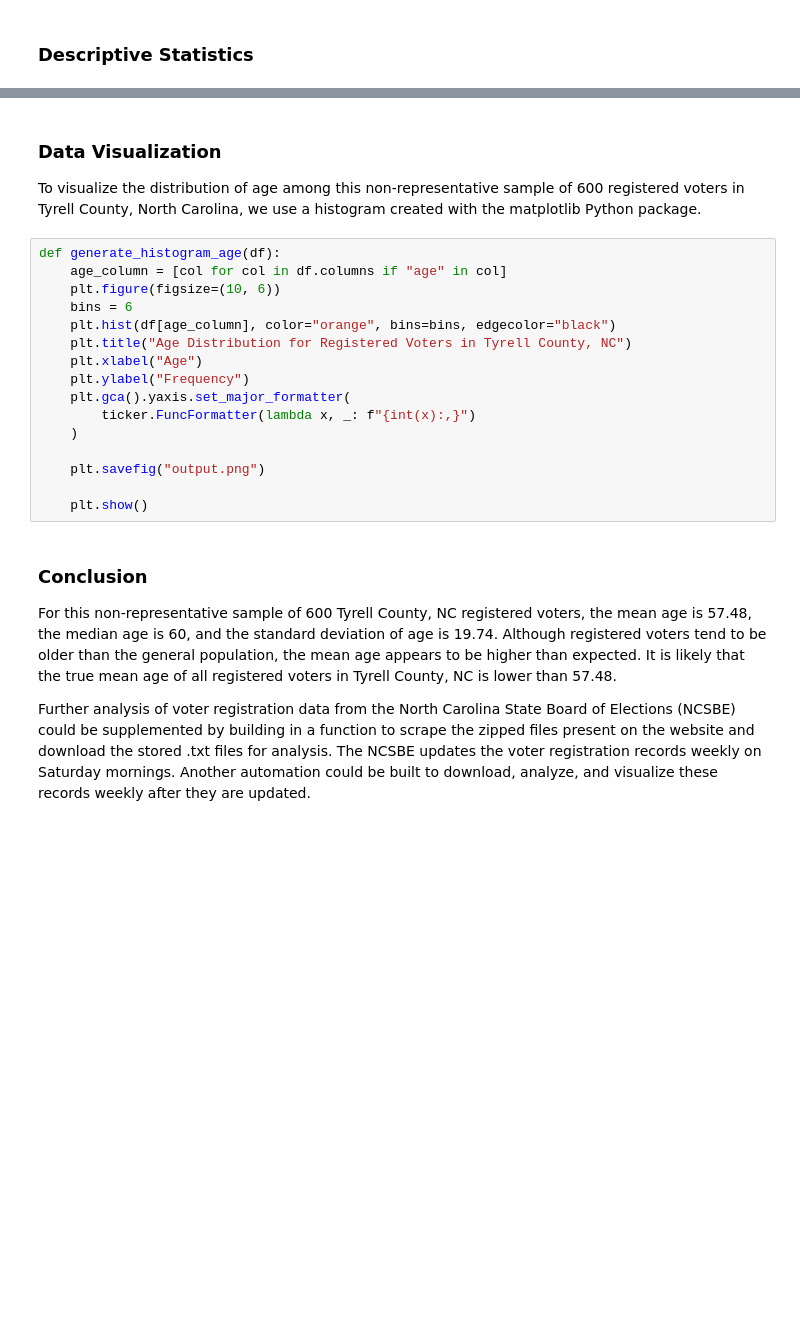
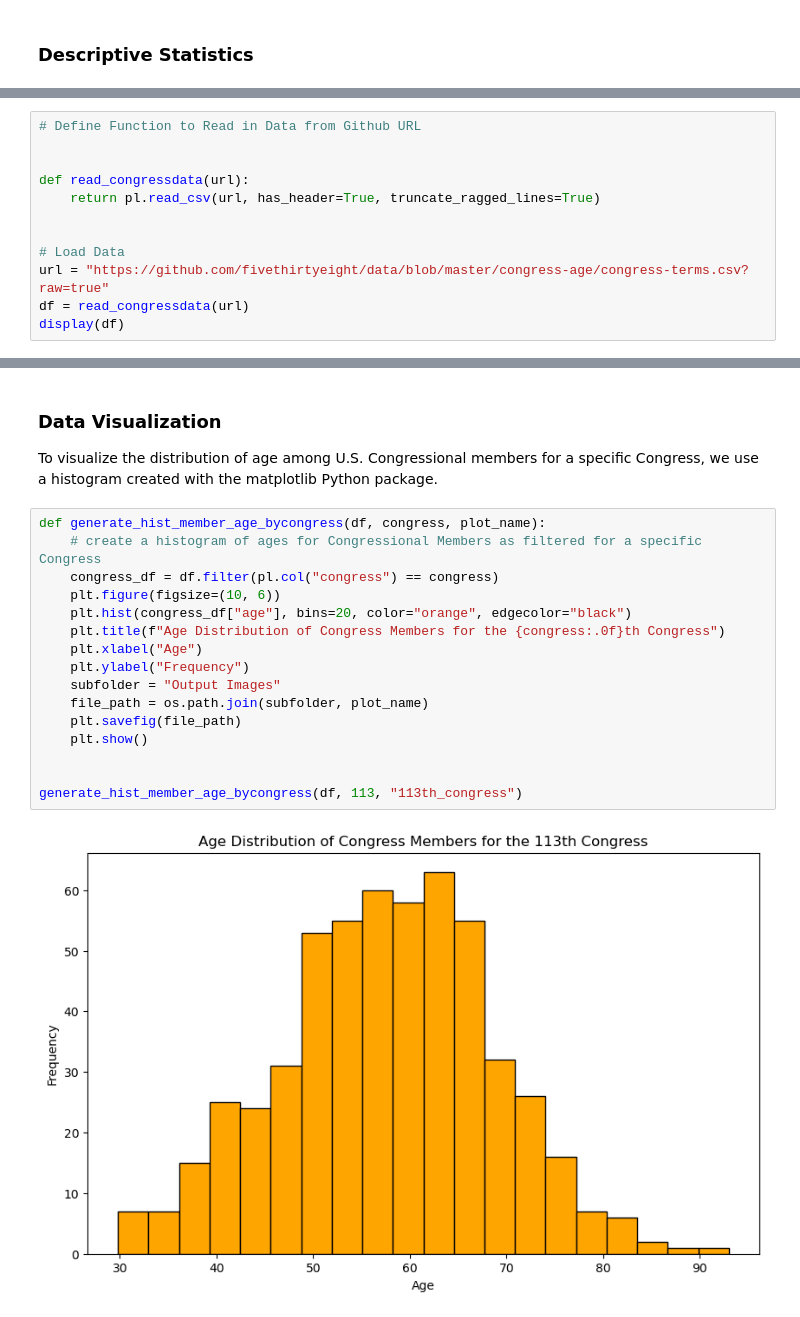
Before and after one commit to nogibjj/PeterdeGuzman_Mini3, a Jupyter notebook: main.ipynb, the cells around one changed output, grey strips where cells are left out. Saved outputs shown, nothing was run; the diff lists cells and outputs as text; blank space fills up the shorter version.

```diff
--- a/main.ipynb
+++ b/main.ipynb
@@ -37,0 +16,12 @@ display(df)
+# %%
+# Define Function to Read in Data from Github URL
+
+
+def read_congressdata(url):
+    return pl.read_csv(url, has_header=True, truncate_ragged_lines=True)
+
+
+# Load Data
+url = "https://github.com/fivethirtyeight/data/blob/master/congress-age/congress-terms.csv?raw=true"
+df = read_congressdata(url)
+display(df)
@@ -107,26 +117,22 @@ print(summarydf)
 # %% [markdown]
 ### Data Visualization
 
-To visualize the distribution of age among this non-representative sample of 600 registered voters in Tyrell County, North Carolina, we use a histogram created with the matplotlib Python package.
+To visualize the distribution of age among U.S. Congressional members for a specific Congress, we use a histogram created with the matplotlib Python package.
-# %%
-def generate_histogram_age(df):
-    age_column = [col for col in df.columns if "age" in col]
-    plt.figure(figsize=(10, 6))
-    bins = 6
-    plt.hist(df[age_column], color="orange", bins=bins, edgecolor="black")
-    plt.title("Age Distribution for Registered Voters in Tyrell County, NC")
-    plt.xlabel("Age")
-    plt.ylabel("Frequency")
-    plt.gca().yaxis.set_major_formatter(
-        ticker.FuncFormatter(lambda x, _: f"{int(x):,}")
-    )
-
-    plt.savefig("output.png")
-
-    plt.show()
-# %% [markdown]
-### Conclusion
-
-For this non-representative sample of 600 Tyrell County, NC registered voters, the mean age is 57.48, the median age is 60, and the standard deviation of age is 19.74. Although registered voters tend to be older than the general population, the mean age appears to be higher than expected. It is likely that the true mean age of all registered voters in Tyrell County, NC is lower than 57.48.
-
-Further analysis of voter registration data from the North Carolina State Board of Elections (NCSBE) could be supplemented by building in a function to scrape the zipped files present on the website and download the stored .txt files for analysis. The NCSBE updates the voter registration records weekly on Saturday mornings. Another automation could be built to download, analyze, and visualize these records weekly after they are updated.
+# %%
+def generate_hist_member_age_bycongress(df, congress, plot_name):
+    # create a histogram of ages for Congressional Members as filtered for a specific Congress
+    congress_df = df.filter(pl.col("congress") == congress)
+    plt.figure(figsize=(10, 6))
+    plt.hist(congress_df["age"], bins=20, color="orange", edgecolor="black")
+    plt.title(f"Age Distribution of Congress Members for the {congress:.0f}th Congress")
+    plt.xlabel("Age")
+    plt.ylabel("Frequency")
+    subfolder = "Output Images"
+    file_path = os.path.join(subfolder, plot_name)
+    plt.savefig(file_path)
+    plt.show()
+
+
+generate_hist_member_age_bycongress(df, 113, "113th_congress")
+# %% [output]
+[figure, added]
```
Also changed, not shown: parts of 7 cells of this notebook, 8 other files.
